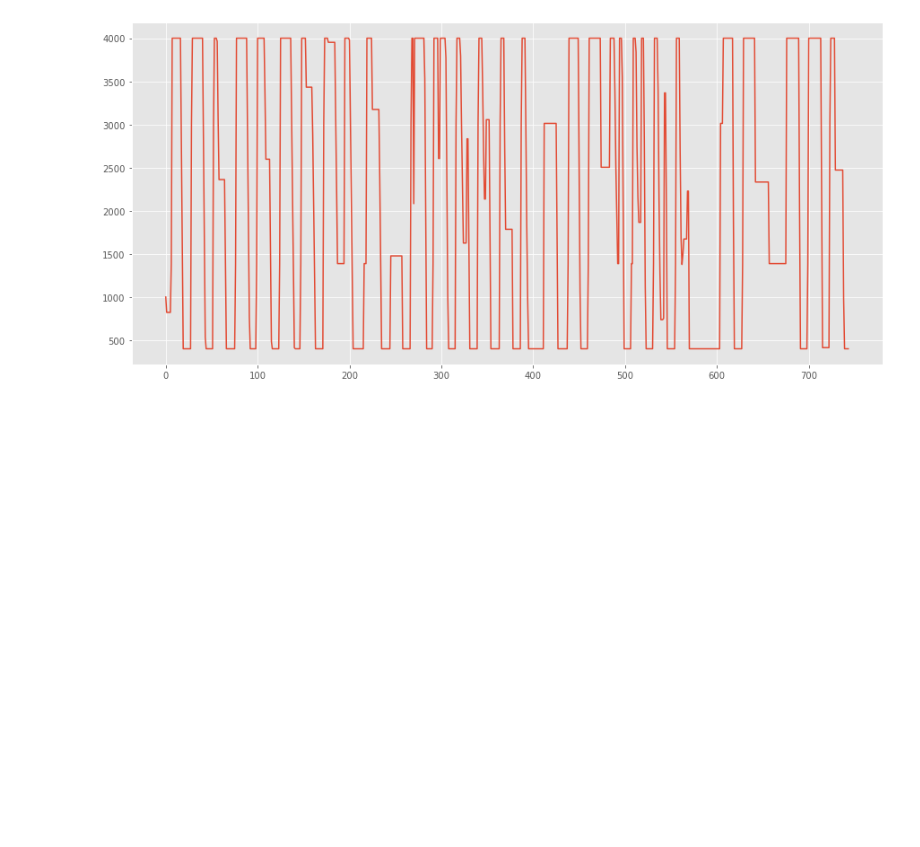
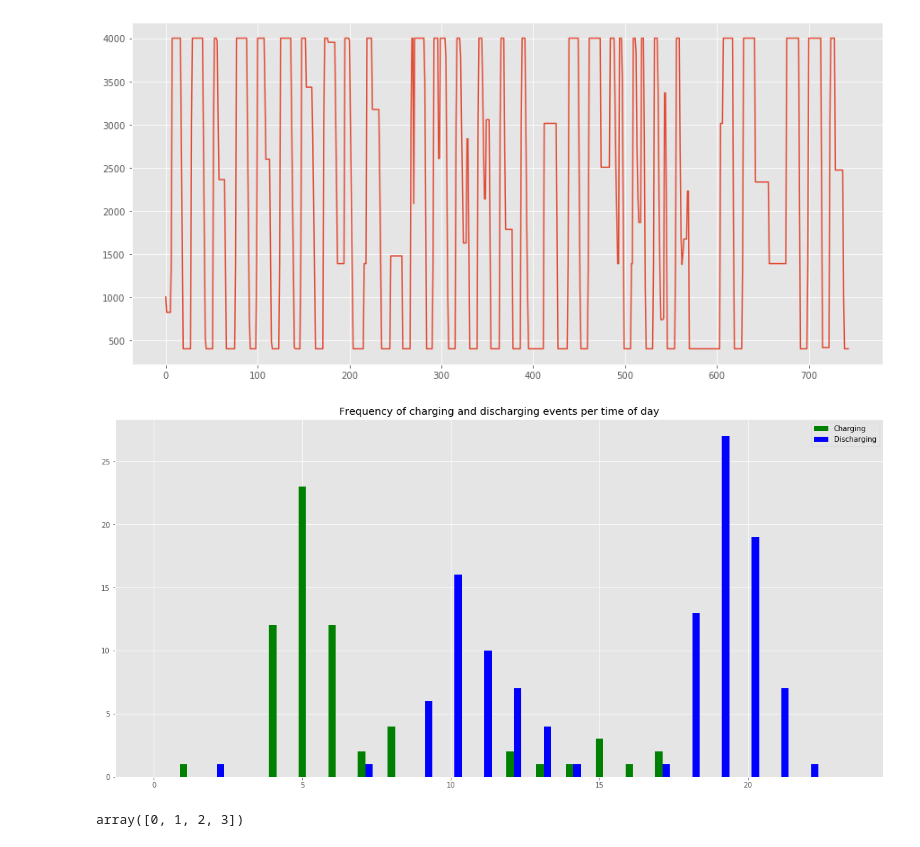
Before and after one commit to Cernewein/heating-RL-agent, a Jupyter notebook: Notebooks/Visualization.ipynb, the cells around one changed output. Saved outputs shown, nothing was run; the diff lists cells and outputs as text; code cells hidden in the pictures; blank space fills up the shorter version.

Commit message:
LP storage policy visualization and small correction in select action of DDPG

```diff
--- a/Notebooks/Visualization.ipynb
+++ b/Notebooks/Visualization.ipynb
@@ -778,3 +779,32 @@ LP_data['Battery State'].plot(ax=ax)
 # %% [output]
 <matplotlib.axes._subplots.AxesSubplot at 0x...>
 [figure]
+# %%
+weather = pd.read_csv('data/environment/ninja_weather_55.6838_12.5354_uncorrected.csv',header=3)
+time = pd.to_datetime(weather.iloc[0:744+1,:].local_time, infer_datetime_format=True)
+LP_data['date'] = time
+# %%
+LP_data['hour'] = LP_data['date'].dt.hour
+# %%
+LP_data['charging'] = (LP_data['Charging Action'] > 0)*1
+LP_data['discharging'] = (LP_data['Discharging Action'] > 0)*1
+# %%
+grouped_by_hour = LP_data.groupby('hour')[['charging','discharging']].sum()
+# %%
+data = [[30, 25, 50, 20],
+[40, 23, 51, 17],
+[35, 22, 45, 19]]
+X = np.arange(24)
+fig = plt.figure(figsize=(15,7))
+ax = fig.add_axes([0,0,1,1])
+ax.bar(X + 0.00, grouped_by_hour['charging'], color = 'g', width = 0.25)
+ax.bar(X + 0.25, grouped_by_hour['discharging'], color = 'b', width = 0.25)
+ax.legend(labels=['Charging', 'Discharging'])
+plt.title('Frequency of charging and discharging events per time of day')
+plt.savefig('data/output/DDPG_storage/LP_solution_policy.png',bbox_inches='tight')
+# %% [output]
+[figure, added]
+# %%
+np.arange(4)
+# %% [output]
+array([0, 1, 2, 3])
```
Also changed, not shown: parts of 5 cells of this notebook, 2 other files.
